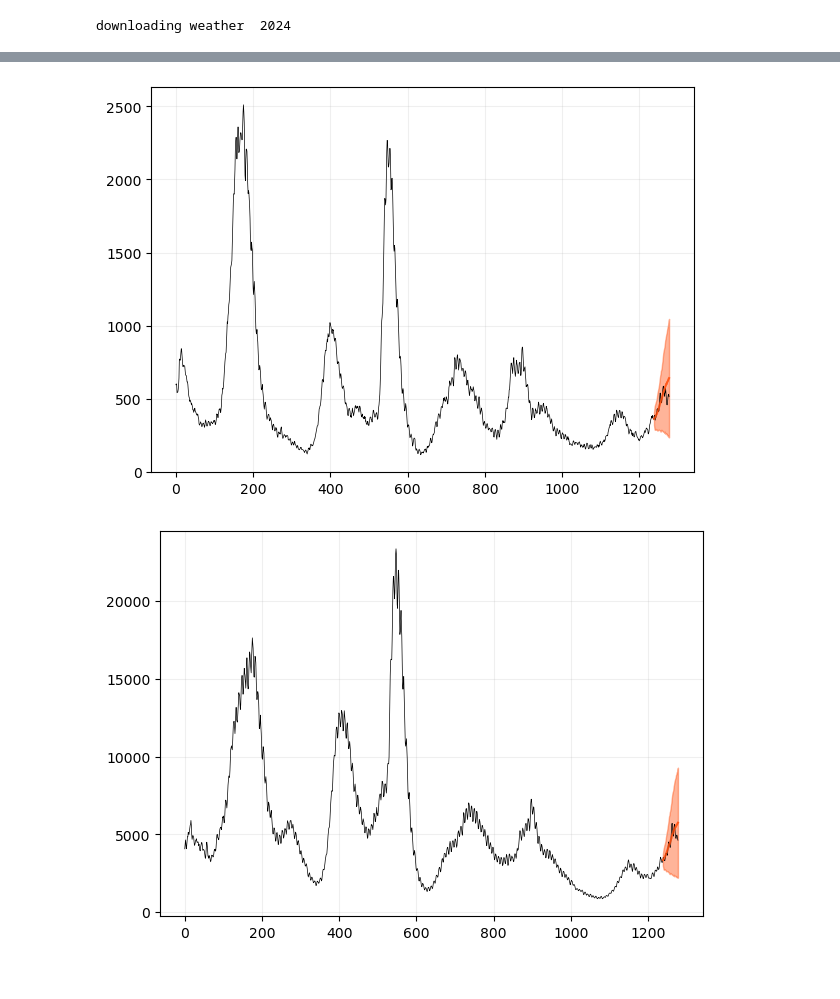
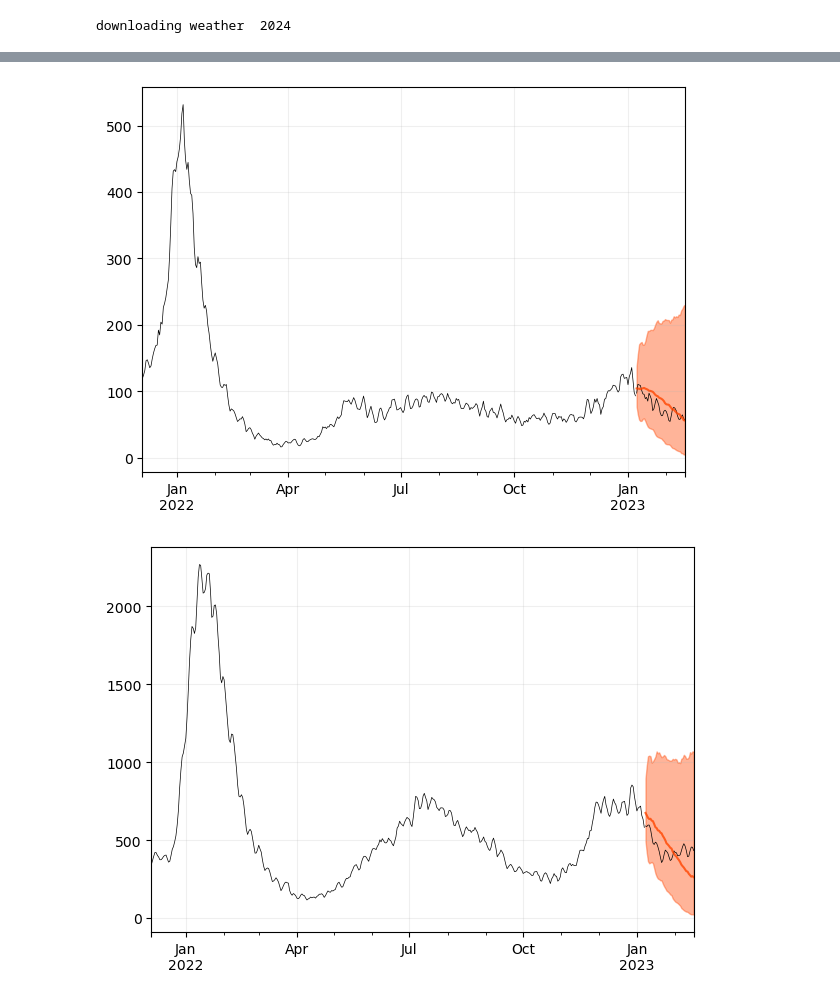
Before and after one commit to CDDEP-DC/nbeats-xd, a Jupyter notebook: nbx_test.ipynb, the cells around one changed output, grey strips where cells are left out. Drawn from its saved outputs; the diff is of its cells as text; code cells hidden in the pictures.

```diff
--- a/nbx_test.ipynb
+++ b/nbx_test.ipynb
@@ -494,7 +539,16 @@ median tensor(0.1431)
-# %%
-plotpred(forecasts, "median", 4, vals_train["nat_scale"], test_targets, horizon, lower_fc, upper_fc)
-# %% [output]
-[figure, removed]
+# %%
+k = "median"
+#plotpred(forecasts, "median", 20, vals_train["nat_scale"], test_targets, horizon, lower_fc, upper_fc, cut-400)
+#plt.savefig("storage/"+lfn_name+"_MD_"+str(cut)+".png")
+plotpred(ftest, k, 20, vals_train["nat_scale"], test_targets, horizon, ltest, utest, cut-400)
+#plt.savefig("storage/gamma_MD_"+str(cut)+".png")
+#plotpred(forecasts, "median", 4, vals_train["nat_scale"], test_targets, horizon, lower_fc, upper_fc, cut-400)
+#plt.savefig("storage/"+lfn_name+"_CA_"+str(cut)+".png")
+plotpred(ftest, k, 4, vals_train["nat_scale"], test_targets, horizon, ltest, utest, cut-400)
+#plt.savefig("storage/gamma_CA_"+str(cut)+".png")
+# %% [output]
+[figure, added]
+[figure, added]
 # %%
 us_forecast = {}
 us_upper = {}
@@ -551,7 +605,3 @@ for k in quantile_fc:
 
 us_train = vals_train["nat_scale"].sum(axis=0,keepdims=True)
 us_test = test_targets.sum(axis=0,keepdims=True) if test_targets is not None else None
-# %%
-plotpred(us_forecast, "median", 0, us_train, us_test, horizon, us_lower, us_upper)
-# %% [output]
-[figure, removed]
```
Also changed, not shown: parts of 20 cells of this notebook, 5 other files.
